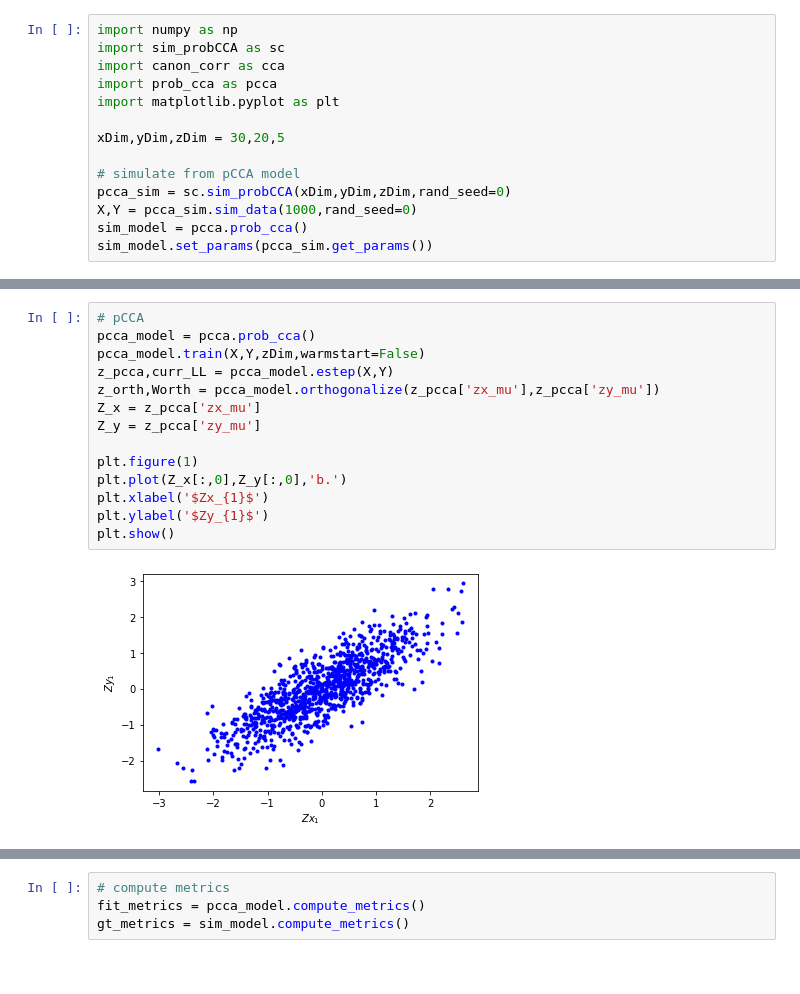
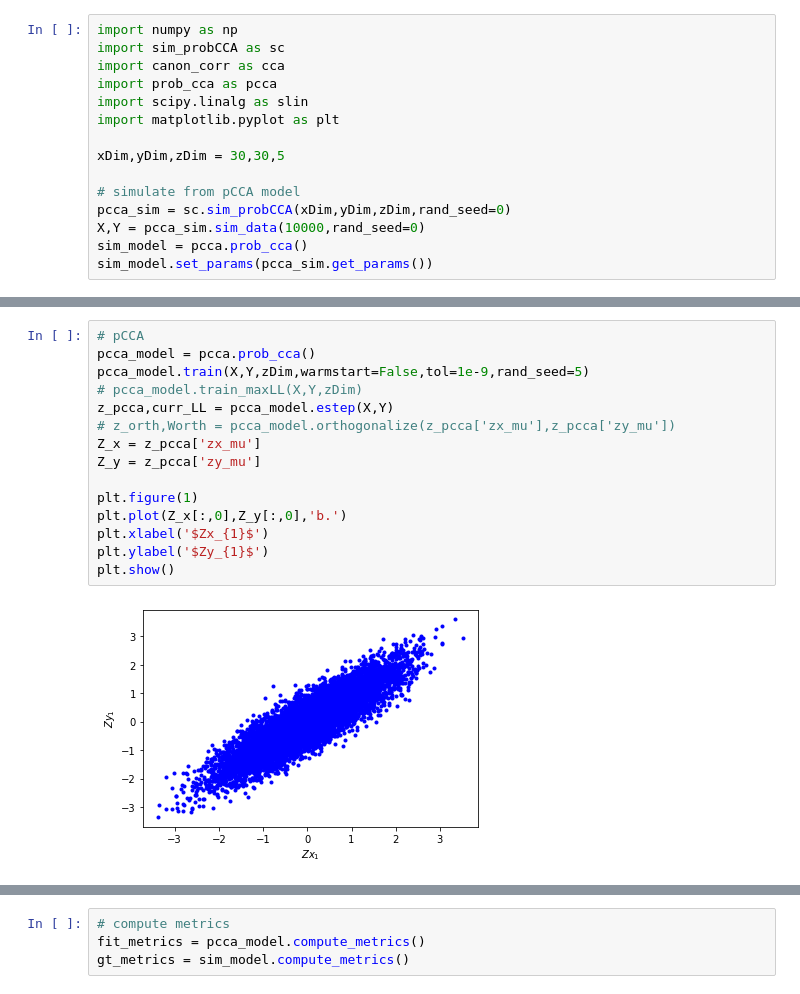
Before and after one commit to meganmcd13/cca, a Jupyter notebook: example.ipynb, the cells around one changed output, grey strips where cells are left out. Cells and saved outputs as stored; diff of their text form.

```diff
--- a/example.ipynb
+++ b/example.ipynb
@@ -3,13 +3,14 @@ import numpy as np
 import sim_probCCA as sc
 import canon_corr as cca
 import prob_cca as pcca
+import scipy.linalg as slin
 import matplotlib.pyplot as plt
 
-xDim,yDim,zDim = 30,20,5
+xDim,yDim,zDim = 30,30,5
 
 # simulate from pCCA model
 pcca_sim = sc.sim_probCCA(xDim,yDim,zDim,rand_seed=0)
-X,Y = pcca_sim.sim_data(1000,rand_seed=0)
+X,Y = pcca_sim.sim_data(10000,rand_seed=0)
 sim_model = pcca.prob_cca()
 sim_model.set_params(pcca_sim.get_params())
 # %%
@@ -28,19 +29,20 @@ plt.show()
 # %%
 # pCCA
 pcca_model = pcca.prob_cca()
-pcca_model.train(X,Y,zDim,warmstart=False)
+pcca_model.train(X,Y,zDim,warmstart=False,tol=1e-9,rand_seed=5)
+# pcca_model.train_maxLL(X,Y,zDim)
 z_pcca,curr_LL = pcca_model.estep(X,Y)
-z_orth,Worth = pcca_model.orthogonalize(z_pcca['zx_mu'],z_pcca['zy_mu'])
+# z_orth,Worth = pcca_model.orthogonalize(z_pcca['zx_mu'],z_pcca['zy_mu'])
 Z_x = z_pcca['zx_mu']
 Z_y = z_pcca['zy_mu']
 
 plt.figure(1)
 plt.plot(Z_x[:,0],Z_y[:,0],'b.')
 plt.xlabel('$Zx_{1}$')
 plt.ylabel('$Zy_{1}$')
 plt.show()
 # %% [output]
-[figure, old version]
+[figure, new version]
 # %%
 # crossvalidate pCCA
 pcca_model = pcca.prob_cca()
```
Also changed, not shown: parts of 11 cells of this notebook, 1 other file.
